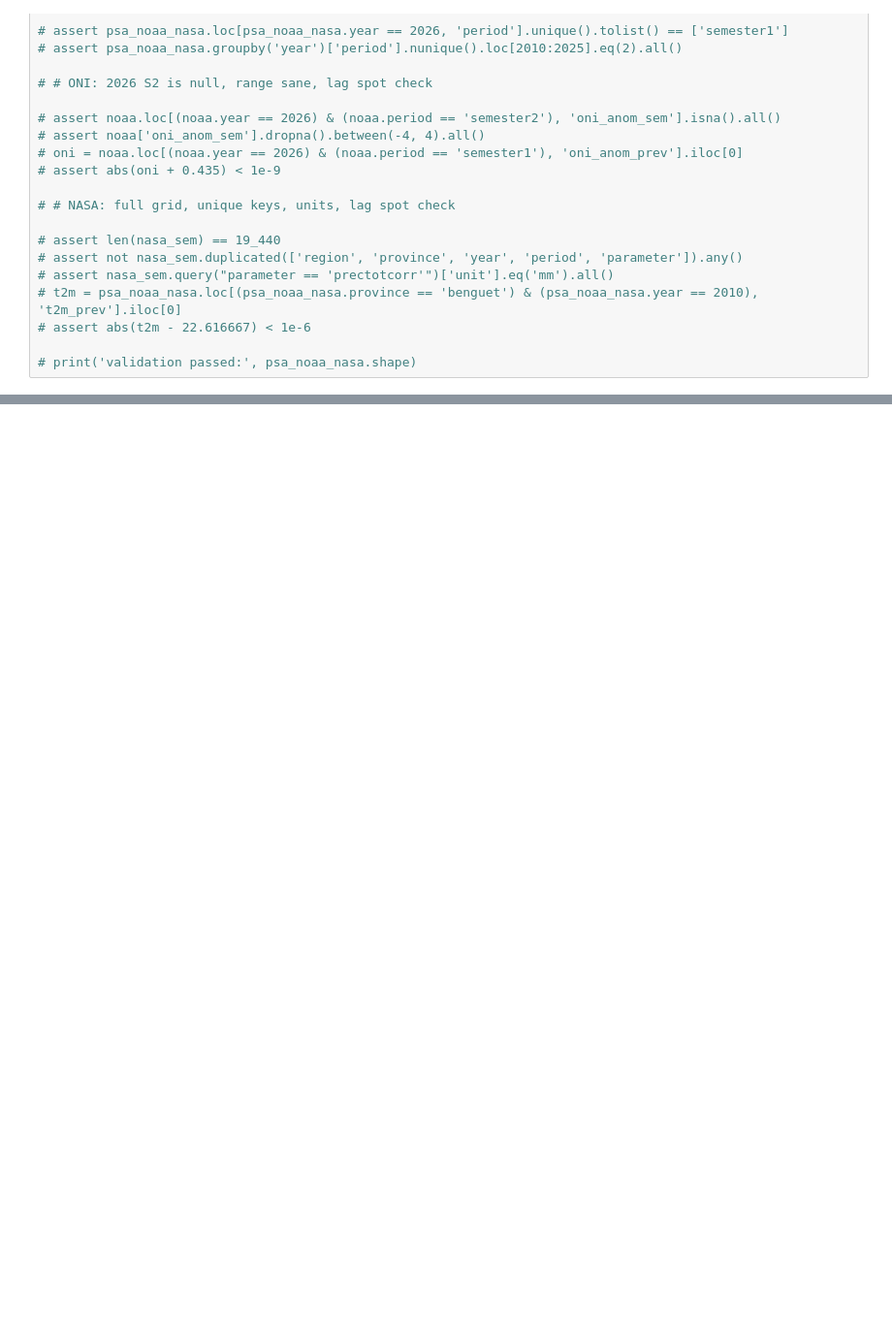
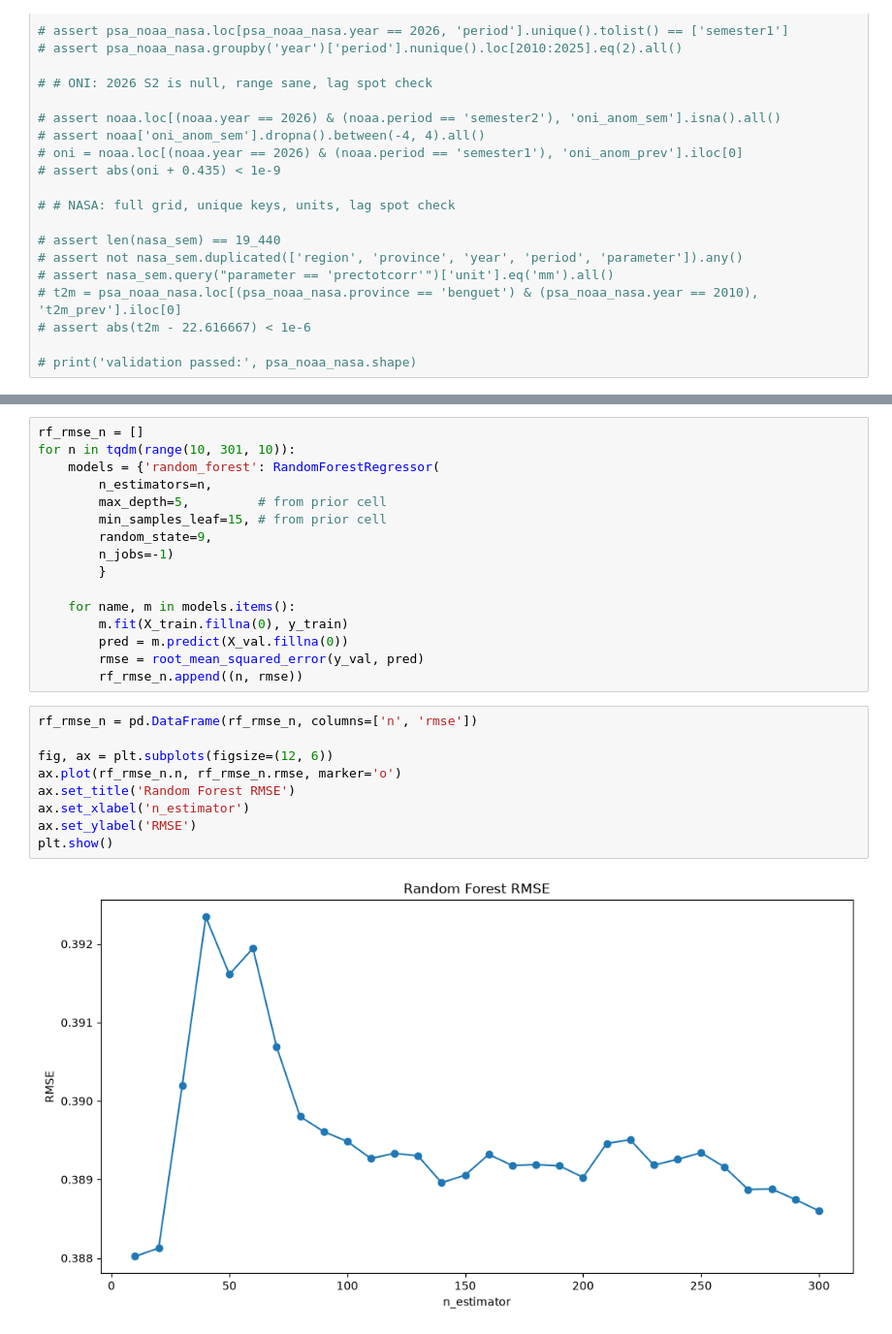
Before and after one commit to rlp-jym/zoomcamp-ml-cohort-2026, a Jupyter notebook: pineapple_yield_prediction/notebook.ipynb, the cells around one changed output, grey strips where cells are left out. Shown at 97% size. Saved outputs shown, nothing was run; the diff lists cells and outputs as text; blank space fills up the shorter version.

```diff
--- a/pineapple_yield_prediction/notebook.ipynb
+++ b/pineapple_yield_prediction/notebook.ipynb
@@ -663,0 +816,27 @@ memory usage: 167.6 KB
+# %%
+rf_rmse_n = []
+for n in tqdm(range(10, 301, 10)):
+    models = {'random_forest': RandomForestRegressor(
+        n_estimators=n,
+        max_depth=5,         # from prior cell
+        min_samples_leaf=15, # from prior cell
+        random_state=9,
+        n_jobs=-1)
+        }
+
+    for name, m in models.items():
+        m.fit(X_train.fillna(0), y_train)
+        pred = m.predict(X_val.fillna(0))
+        rmse = root_mean_squared_error(y_val, pred)
+        rf_rmse_n.append((n, rmse))
+# %%
+rf_rmse_n = pd.DataFrame(rf_rmse_n, columns=['n', 'rmse'])
+
+fig, ax = plt.subplots(figsize=(12, 6))
+ax.plot(rf_rmse_n.n, rf_rmse_n.rmse, marker='o')
+ax.set_title('Random Forest RMSE')
+ax.set_xlabel('n_estimator')
+ax.set_ylabel('RMSE')
+plt.show()
+# %% [output]
+[figure, added]
```
Also changed, not shown: parts of 47 cells of this notebook.
